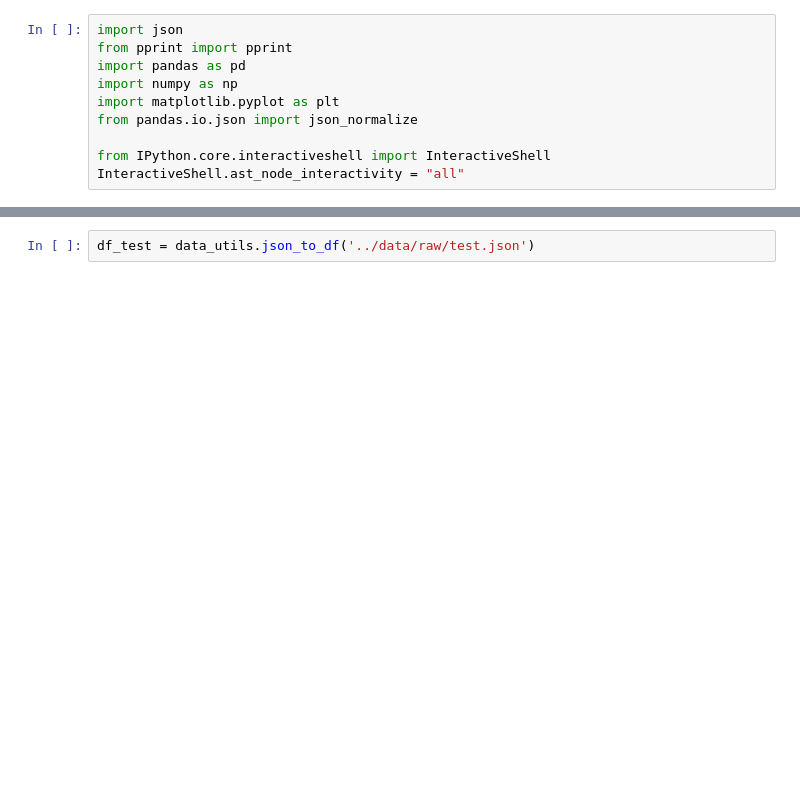
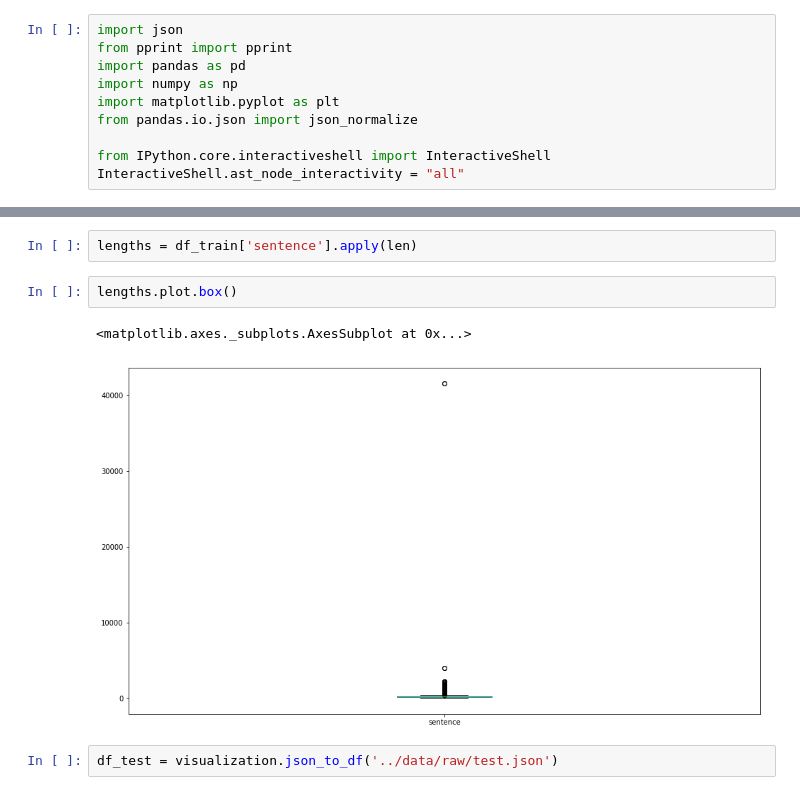
Before and after one commit to antonpetkoff/relation-extraction, a Jupyter notebook: notebooks/data_analysis.ipynb, the cells around one changed output, grey strips where cells are left out. Saved outputs shown, nothing was run; the diff lists cells and outputs as text; blank space fills up the shorter version.

```diff
--- a/notebooks/data_analysis.ipynb
+++ b/notebooks/data_analysis.ipynb
@@ -15,5 +71,12 @@ import data_utils
+# %%
+lengths = df_train['sentence'].apply(len)
+# %%
+lengths.plot.box()
+# %% [output]
+<matplotlib.axes._subplots.AxesSubplot at 0x...>
+[figure, added]
 # %%
-df_test = data_utils.json_to_df('../data/raw/test.json')
+df_test = visualization.json_to_df('../data/raw/test.json')
 # %%
 df_test.head()
 df_test.describe()
```
Also changed, not shown: parts of 4 cells of this notebook, 3 other files.
